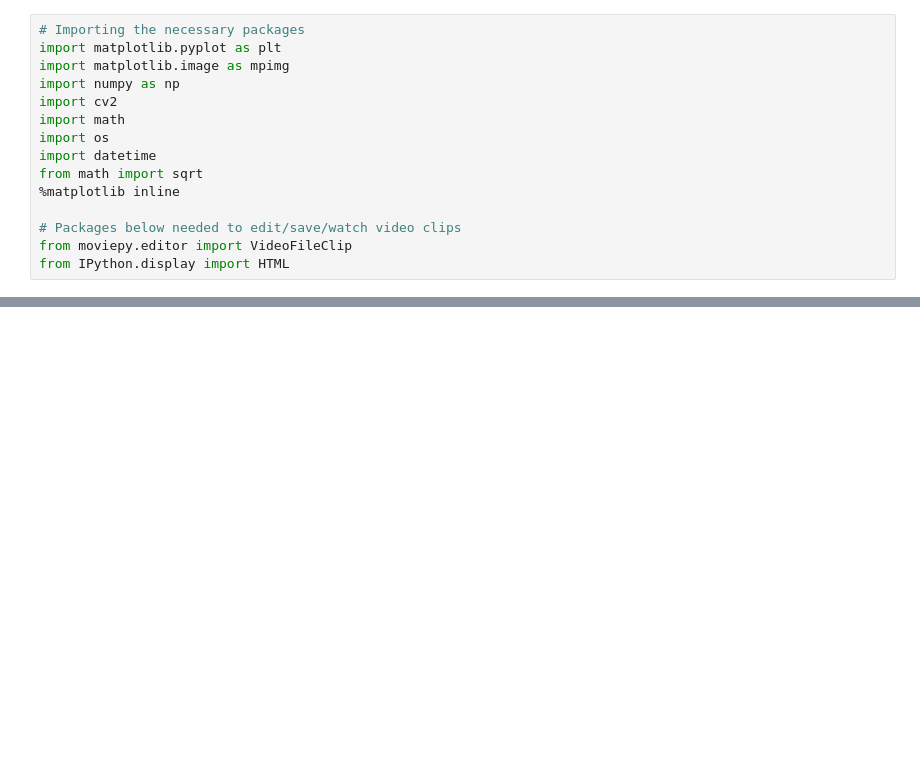
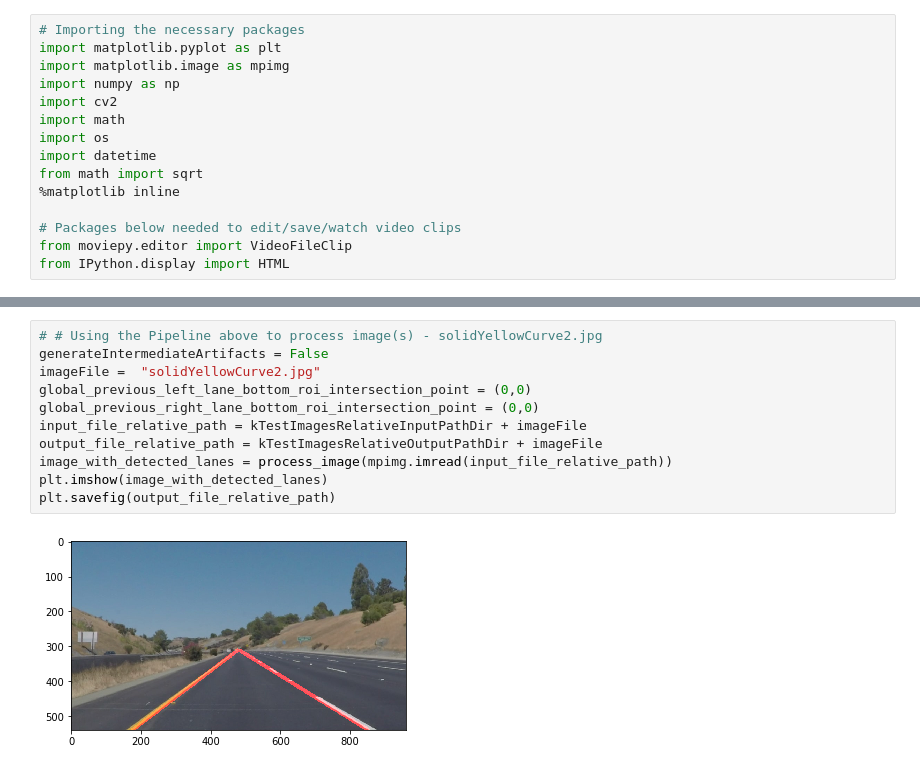
Before and after one commit to jailad/SDC-Term1-Project1, a Jupyter notebook: Jai-SDC-Term1-Project1.ipynb, the cells around one changed output, grey strips where cells are left out. Drawn from its saved outputs; the diff is of its cells as text; blank space fills up the shorter version.

```diff
--- a/Jai-SDC-Term1-Project1.ipynb
+++ b/Jai-SDC-Term1-Project1.ipynb
@@ -249,0 +244,13 @@ Ignoring sporadic type error as noise.
+# %%
+# # Using the Pipeline above to process image(s) - solidYellowCurve2.jpg
+generateIntermediateArtifacts = False
+imageFile =  "solidYellowCurve2.jpg"
+global_previous_left_lane_bottom_roi_intersection_point = (0,0)
+global_previous_right_lane_bottom_roi_intersection_point = (0,0)
+input_file_relative_path = kTestImagesRelativeInputPathDir + imageFile
+output_file_relative_path = kTestImagesRelativeOutputPathDir + imageFile
+image_with_detected_lanes = process_image(mpimg.imread(input_file_relative_path))
+plt.imshow(image_with_detected_lanes)
+plt.savefig(output_file_relative_path)
+# %% [output]
+[figure, added]
```
Also changed, not shown: parts of 13 cells of this notebook, 3 other files.
